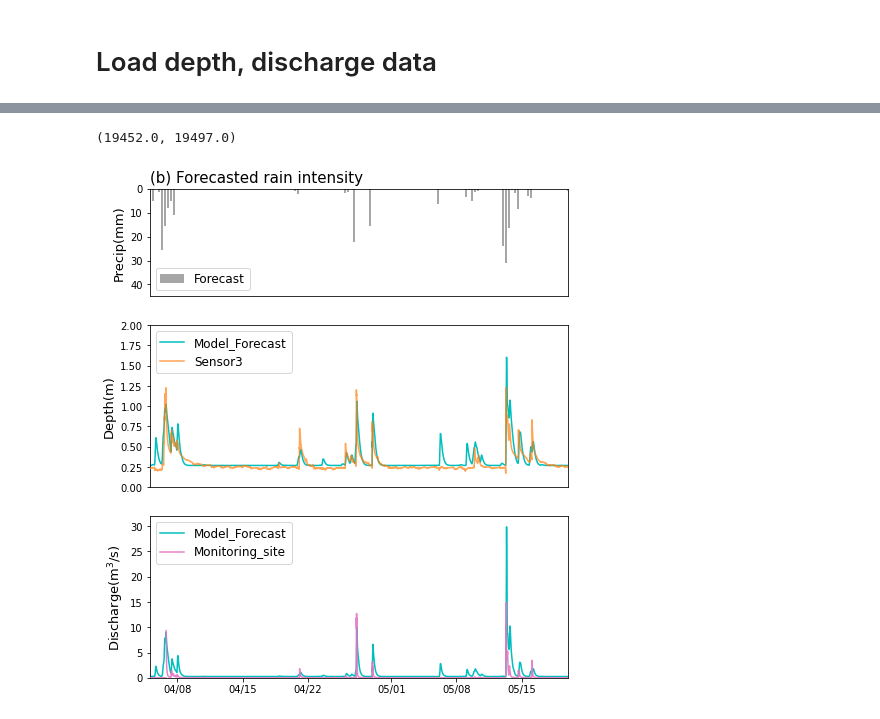
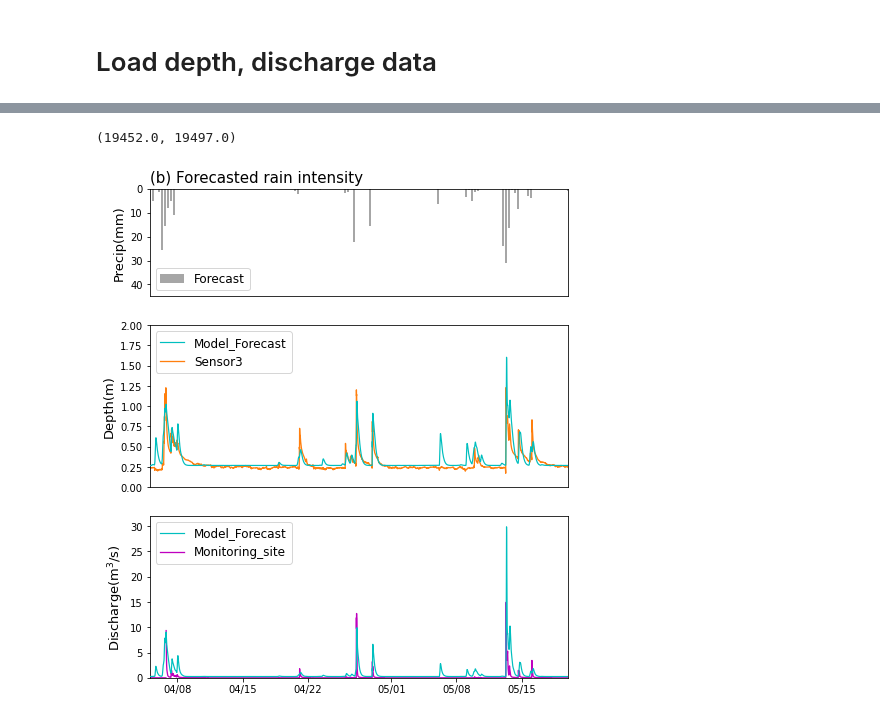
Before and after one commit to future-water/waller-creek-model, a Jupyter notebook: notebook/02 Visualization of Water Depth and Discharge in a Non-EKF Stormwater Model.ipynb, the cells around one changed output, grey strips where cells are left out. Drawn from its saved outputs; the diff is of its cells as text; code cells hidden in the pictures.

```diff
--- a/notebook/02 Visualization of Water Depth and Discharge in a Non-EKF Stormwater Model.ipynb
+++ b/notebook/02 Visualization of Water Depth and Discharge in a Non-EKF Stormwater Model.ipynb
@@ -125,35 +125,35 @@ end_date = datetime(2023, 5, 20, 0, 0, 0)
 # Create subplots
 fig, ax = plt.subplots(3,figsize=(7.5, 9),gridspec_kw={'height_ratios': [2,3, 3]})
 sample_interval_h=8
 forecast_precip__mm=forecast_precip_data(forecast,sample_interval_h)
 ax[0].bar(forecast_precip__mm.index,forecast_precip__mm,width=0.22,color='gray', alpha=0.7,label='Forecast')
 ax[0].legend(fontsize=12, loc='lower left')
 ax[0].set_ylabel('Precip(mm)',fontsize=13)
 ax[0].set_ylim(0, 45)
 ax[0].invert_yaxis()
 ax[0].get_xaxis().set_visible(False)
 ax[0].set_title('(b) Forecasted rain intensity', fontsize=15, loc='left')
 # Plot depth data
 ax[1].set_ylim(0, 2)
 ax[1].get_xaxis().set_visible(False)
-ax[1].plot(model_forecast_depth, label='Model_Forecast',color='c')
-ax[1].plot(sensor_3, label='Sensor3',color='tab:orange',zorder=3,alpha=0.7)
+ax[1].plot(model_forecast_depth, label='Model_Forecast',color='c',zorder=3,  linewidth=1.2)
+ax[1].plot(sensor_3, label='Sensor3', color='tab:orange',linewidth=1.3)
 ax[1].set_ylabel('Depth(m)',fontsize=13)
 ax[1].legend(fontsize=12, loc='upper left')
 
 # Plot discharge data
 link3=model_forecast_flow['R_WLR17']
 ax[2].xaxis.set_major_formatter(mdates.DateFormatter('%m/%d'))
 ax[2].set_ylim(0, 32)
-ax[2].plot(link3[start_date:end_date], label='Model_Forecast',color='c')
-ax[2].plot(lcra_flow, label='Monitoring_site',color='tab:pink',zorder=3,alpha=0.9)
+ax[2].plot(link3[start_date:end_date], label='Model_Forecast',color='c',zorder=3,  linewidth=1.2)
+ax[2].plot(lcra_flow,label='Monitoring_site', color='m',linewidth=1.3)
 ax[2].set_ylabel('Discharge(m$^{3}$/s)',fontsize=13)
 ax[2].legend(fontsize=12, loc='upper left')
 
 # Set the x-axis limits for all subplots
 ax[0].set_xlim(start_date, end_date)
 ax[1].set_xlim(start_date, end_date)
 ax[2].set_xlim(start_date, end_date)
 # %% [output]
 (19452.0, 19497.0)
-[figure, old version]
+[figure, new version]
```
Also changed, not shown: parts of 1 cell of this notebook, 30 other files.
